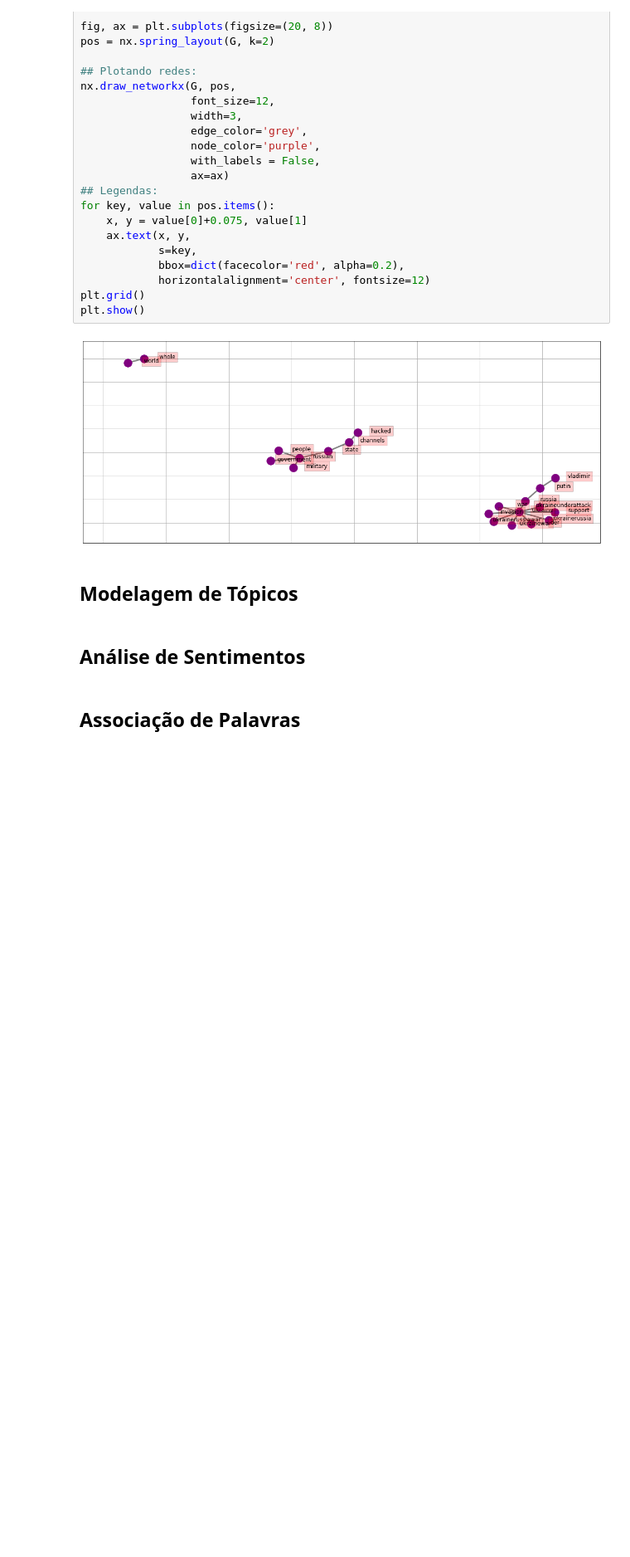
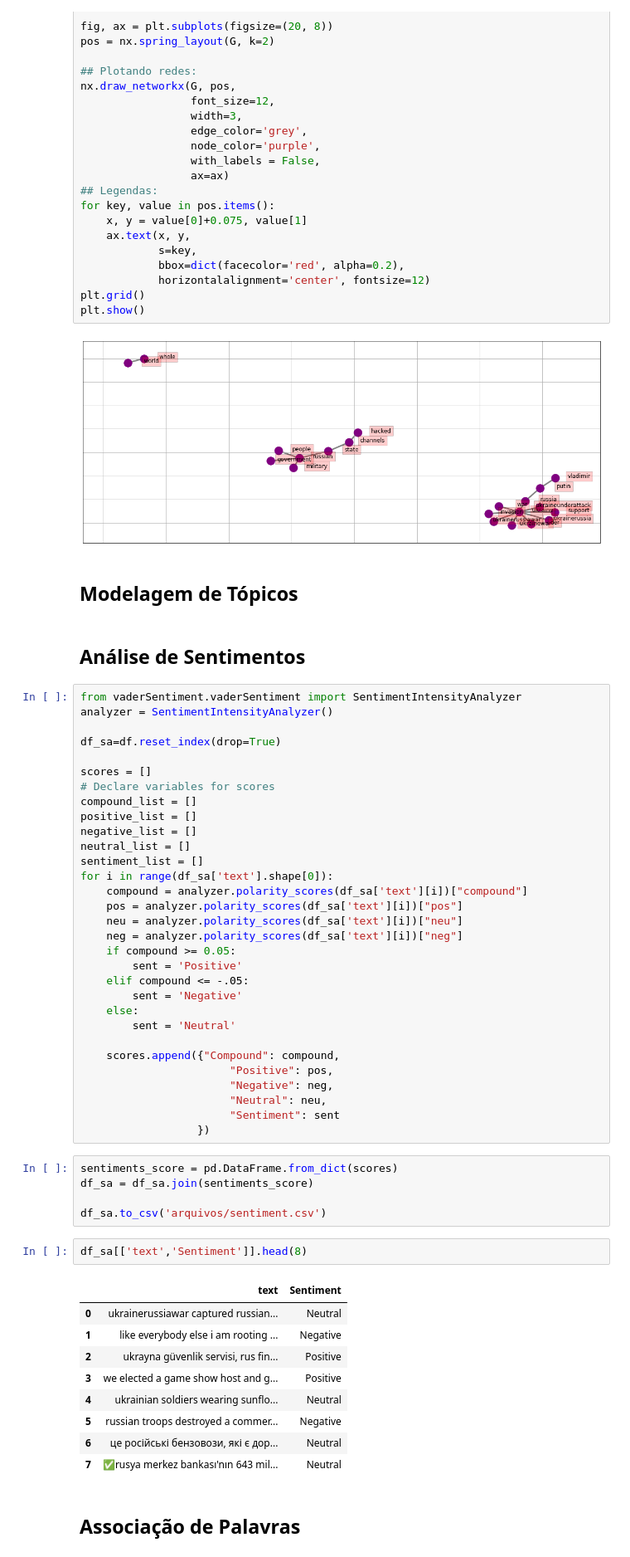
Before and after one commit to morrisgpeter/text-mining-ukraine-russia, a Jupyter notebook: Text mining.ipynb, the cells around one changed output. Shown at 83% size. Saved outputs shown, nothing was run; the diff lists cells and outputs as text; blank space fills up the shorter version.

Commit message:
add analise de sentimentos

```diff
--- a/Text mining.ipynb
+++ b/Text mining.ipynb
@@ -531,5 +531,53 @@ plt.show()
 ## Modelagem de Tópicos
 # %% [markdown]
 ## Análise de Sentimentos
+# %%
+from vaderSentiment.vaderSentiment import SentimentIntensityAnalyzer
+analyzer = SentimentIntensityAnalyzer()
+
+df_sa=df.reset_index(drop=True)
+
+scores = []
+# Declare variables for scores
+compound_list = []
+positive_list = []
+negative_list = []
+neutral_list = []
+sentiment_list = []
+for i in range(df_sa['text'].shape[0]):
+    compound = analyzer.polarity_scores(df_sa['text'][i])["compound"]
+    pos = analyzer.polarity_scores(df_sa['text'][i])["pos"]
+    neu = analyzer.polarity_scores(df_sa['text'][i])["neu"]
+    neg = analyzer.polarity_scores(df_sa['text'][i])["neg"]
+    if compound >= 0.05:
+        sent = 'Positive'
+    elif compound <= -.05:
+        sent = 'Negative'
+    else:
+        sent = 'Neutral'
+
+    scores.append({"Compound": compound,
+                       "Positive": pos,
+                       "Negative": neg,
+                       "Neutral": neu,
+                       "Sentiment": sent
+                  })
+# %%
+sentiments_score = pd.DataFrame.from_dict(scores)
+df_sa = df_sa.join(sentiments_score)
+
+df_sa.to_csv('arquivos/sentiment.csv')
+# %%
+df_sa[['text','Sentiment']].head(8)
+# %% [output]
+|  | text | Sentiment |
+| 0 | ukrainerussiawar captured russian... | Neutral |
+| 1 | like everybody else i am rooting ... | Negative |
+| 2 | ukrayna güvenlik servisi, rus fin... | Positive |
+| 3 | we elected a game show host and g... | Positive |
+| 4 | ukrainian soldiers wearing sunflo... | Neutral |
+| 5 | russian troops destroyed a commer... | Negative |
+| 6 | це російські бензовози, які є дор... | Neutral |
+| 7 | ✅rusya merkez bankası'nın 643 mil... | Neutral |
 # %% [markdown]
 ## Associação de Palavras
```
